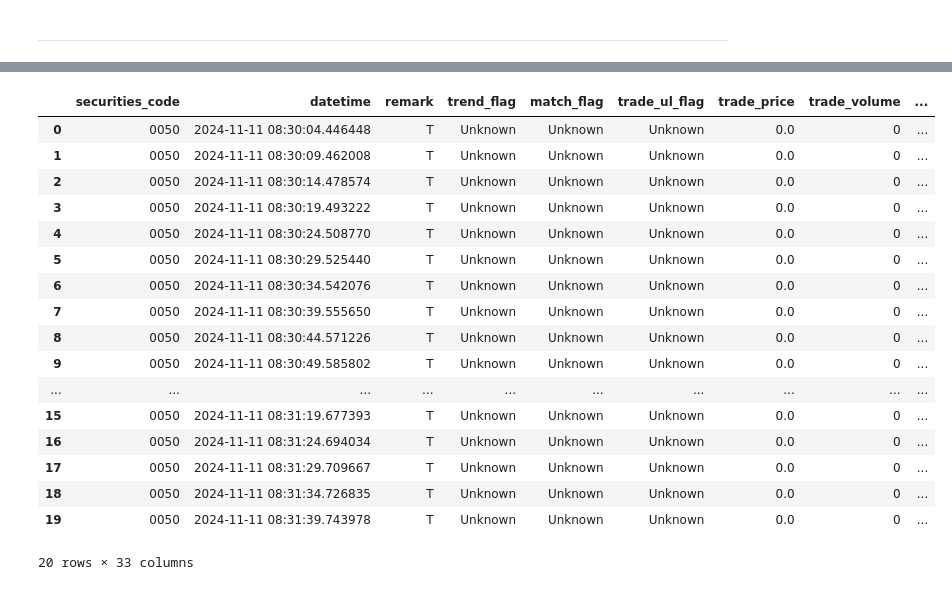
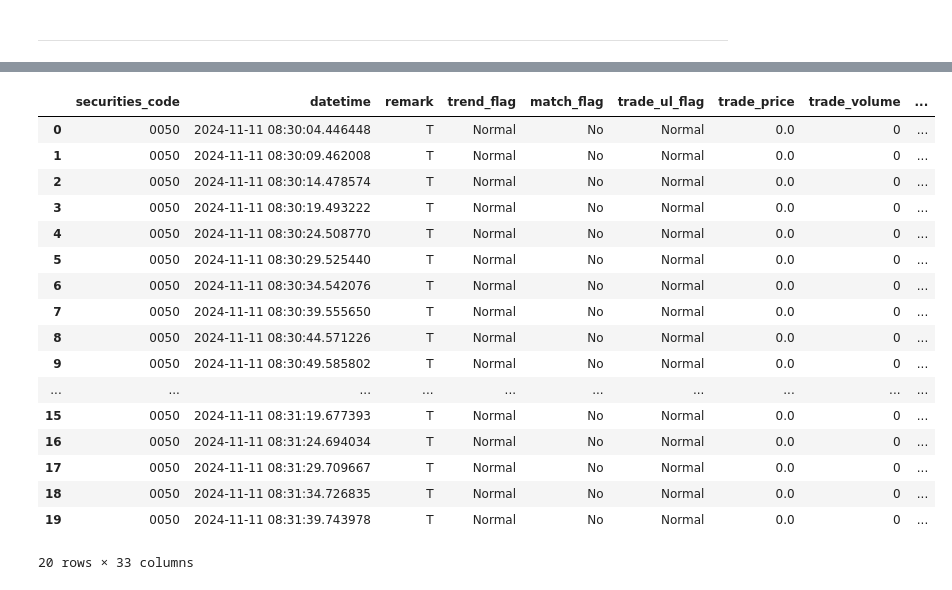
Before and after one commit to daviddwlee84/TWSE-Tick-Data, a Jupyter notebook: CompressTest/read_fixed_width_file_demo.ipynb, the cells around one changed output, grey strips where cells are left out. Cells and saved outputs as stored; diff of their text form; code cells hidden in the pictures.

```diff
--- a/CompressTest/read_fixed_width_file_demo.ipynb
+++ b/CompressTest/read_fixed_width_file_demo.ipynb
@@ -986,22 +1197,23 @@ shape: (40, 33)
 # %%
 import pandas as pd
-pd.read_parquet("./securities_split/0050.parquet")
+# pd.read_parquet("./securities_split/0050.parquet")
+pd.read_parquet("./securities_by_date_corrected/2024-11-11/0050.parquet")
 # %% [output]
 |  | securities_code | datetime | remark | trend_flag | match_flag | trade_ul_flag | trade_price | trade_volume | ... |
-| 0 | 0050 | 2024-11-11 08:30:04.446448 | T | Unknown | Unknown | Unknown | 0.0 | 0 | ... |
-| 1 | 0050 | 2024-11-11 08:30:09.462008 | T | Unknown | Unknown | Unknown | 0.0 | 0 | ... |
-| 2 | 0050 | 2024-11-11 08:30:14.478574 | T | Unknown | Unknown | Unknown | 0.0 | 0 | ... |
-| 3 | 0050 | 2024-11-11 08:30:19.493222 | T | Unknown | Unknown | Unknown | 0.0 | 0 | ... |
-| 4 | 0050 | 2024-11-11 08:30:24.508770 | T | Unknown | Unknown | Unknown | 0.0 | 0 | ... |
-| 5 | 0050 | 2024-11-11 08:30:29.525440 | T | Unknown | Unknown | Unknown | 0.0 | 0 | ... |
-| 6 | 0050 | 2024-11-11 08:30:34.542076 | T | Unknown | Unknown | Unknown | 0.0 | 0 | ... |
-| 7 | 0050 | 2024-11-11 08:30:39.555650 | T | Unknown | Unknown | Unknown | 0.0 | 0 | ... |
-| 8 | 0050 | 2024-11-11 08:30:44.571226 | T | Unknown | Unknown | Unknown | 0.0 | 0 | ... |
-| 9 | 0050 | 2024-11-11 08:30:49.585802 | T | Unknown | Unknown | Unknown | 0.0 | 0 | ... |
+| 0 | 0050 | 2024-11-11 08:30:04.446448 | T | Normal | No | Normal | 0.0 | 0 | ... |
+| 1 | 0050 | 2024-11-11 08:30:09.462008 | T | Normal | No | Normal | 0.0 | 0 | ... |
+| 2 | 0050 | 2024-11-11 08:30:14.478574 | T | Normal | No | Normal | 0.0 | 0 | ... |
+| 3 | 0050 | 2024-11-11 08:30:19.493222 | T | Normal | No | Normal | 0.0 | 0 | ... |
+| 4 | 0050 | 2024-11-11 08:30:24.508770 | T | Normal | No | Normal | 0.0 | 0 | ... |
+| 5 | 0050 | 2024-11-11 08:30:29.525440 | T | Normal | No | Normal | 0.0 | 0 | ... |
+| 6 | 0050 | 2024-11-11 08:30:34.542076 | T | Normal | No | Normal | 0.0 | 0 | ... |
+| 7 | 0050 | 2024-11-11 08:30:39.555650 | T | Normal | No | Normal | 0.0 | 0 | ... |
+| 8 | 0050 | 2024-11-11 08:30:44.571226 | T | Normal | No | Normal | 0.0 | 0 | ... |
+| 9 | 0050 | 2024-11-11 08:30:49.585802 | T | Normal | No | Normal | 0.0 | 0 | ... |
 | ... | ... | ... | ... | ... | ... | ... | ... | ... | ... |
-| 15 | 0050 | 2024-11-11 08:31:19.677393 | T | Unknown | Unknown | Unknown | 0.0 | 0 | ... |
-| 16 | 0050 | 2024-11-11 08:31:24.694034 | T | Unknown | Unknown | Unknown | 0.0 | 0 | ... |
-| 17 | 0050 | 2024-11-11 08:31:29.709667 | T | Unknown | Unknown | Unknown | 0.0 | 0 | ... |
-| 18 | 0050 | 2024-11-11 08:31:34.726835 | T | Unknown | Unknown | Unknown | 0.0 | 0 | ... |
-| 19 | 0050 | 2024-11-11 08:31:39.743978 | T | Unknown | Unknown | Unknown | 0.0 | 0 | ... |
+| 15 | 0050 | 2024-11-11 08:31:19.677393 | T | Normal | No | Normal | 0.0 | 0 | ... |
+| 16 | 0050 | 2024-11-11 08:31:24.694034 | T | Normal | No | Normal | 0.0 | 0 | ... |
+| 17 | 0050 | 2024-11-11 08:31:29.709667 | T | Normal | No | Normal | 0.0 | 0 | ... |
+| 18 | 0050 | 2024-11-11 08:31:34.726835 | T | Normal | No | Normal | 0.0 | 0 | ... |
+| 19 | 0050 | 2024-11-11 08:31:39.743978 | T | Normal | No | Normal | 0.0 | 0 | ... |
 20 rows × 33 columns
```
Also changed, not shown: parts of 3 cells of this notebook, 4 other files.
